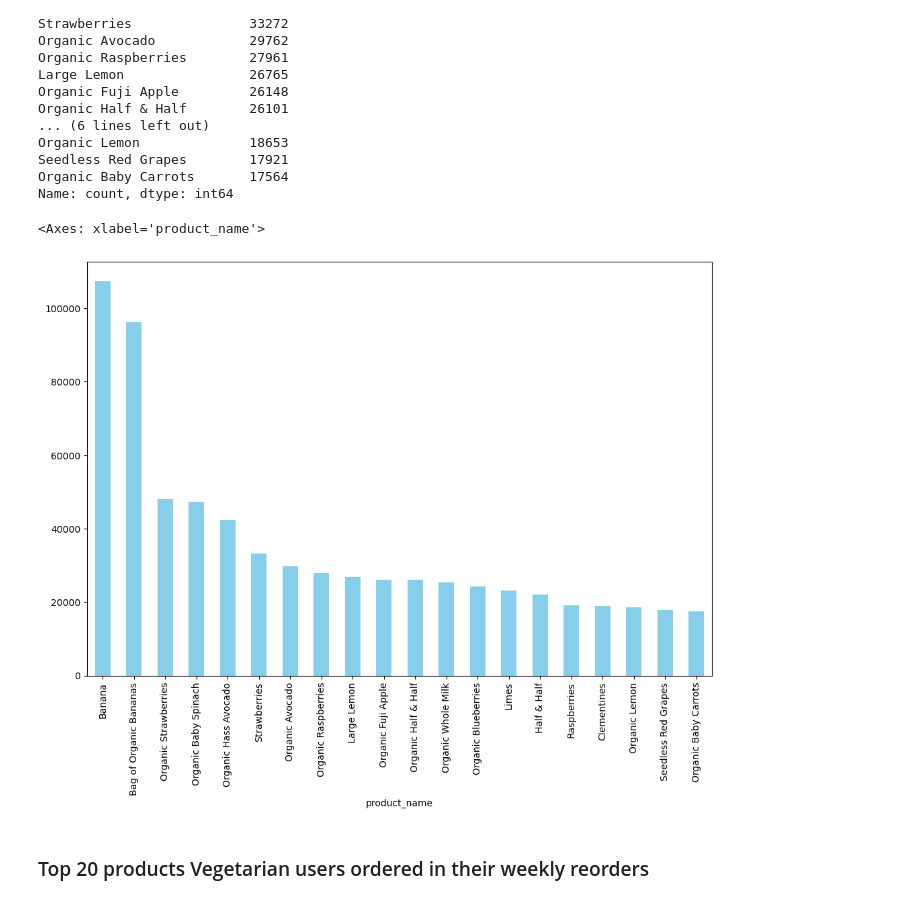
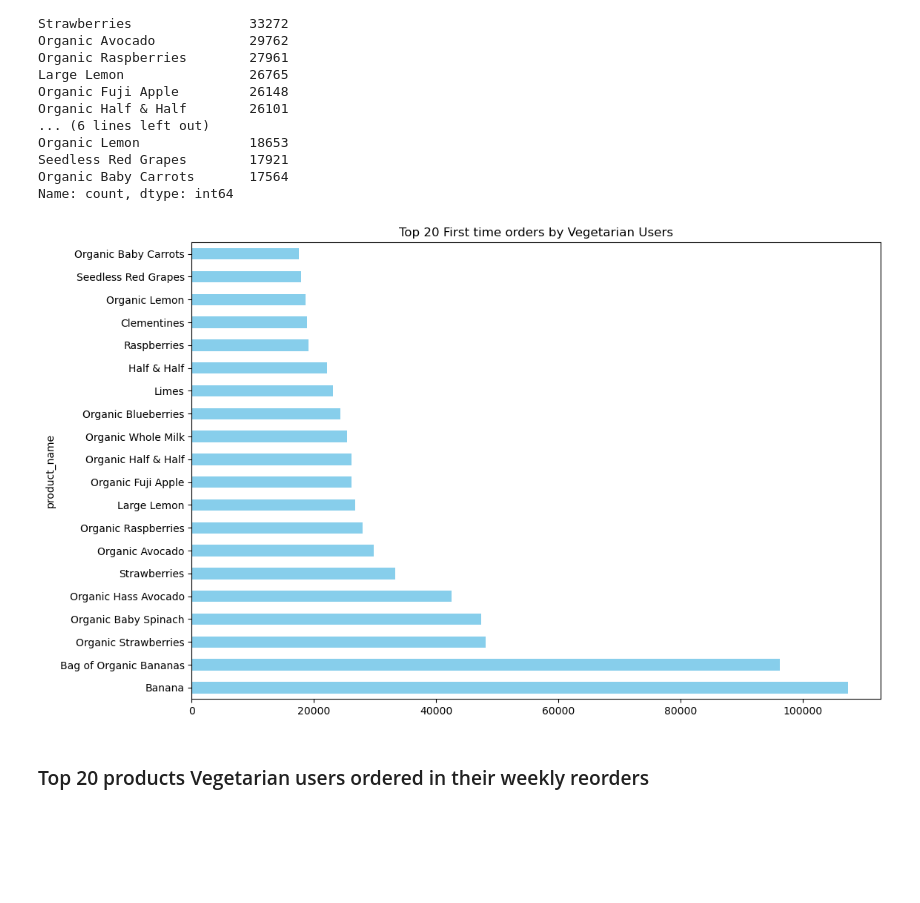
Before and after one commit to musairshad/Instacart-user-analysis, a Jupyter notebook: Instacart Basket Analysis .ipynb, the cells around one changed output. Cells and saved outputs as stored; diff of their text form; code cells hidden in the pictures; blank space fills up the shorter version.

```diff
--- a/Instacart Basket Analysis 03.ipynb
+++ b/Instacart Basket Analysis .ipynb
@@ -326,3 +298,0 @@ Name: count, dtype: int64
-# %%
-# Filling null values with 0
-food_related_orders_df.fillna(0, inplace = True)
@@ -329,3 +324,5 @@ food_related_orders_df.fillna(0, inplace = True)
+# %%
+food_related_orders_df.dropna(subset=['days_since_prior_order'], inplace=True)
 # %%
 food_related_orders_df.isnull().sum()
 # %% [output]
@@ -678,10 +679,11 @@ Seedless Red Grapes        17921
 Organic Baby Carrots       17564
 Name: count, dtype: int64
 # %%
-only_vegetarian_df['product_name'].value_counts().sort_values(ascending=False).head(20).plot(kind='bar', figsize=(12,8), color='skyblue')
+only_vegetarian_df['product_name'].value_counts().sort_values(ascending=False).head(20).plot(kind='barh', figsize=(12,8), color='skyblue')
+plt.title('Top 20 First time orders by Vegetarian Users')
+plt.show()
 # %% [output]
-<Axes: xlabel='product_name'>
-[figure, old version]
+[figure, new version]
 # %% [markdown]
 ### Top 20 products Vegetarian users ordered in their weekly reorders
 # %%
```
Also changed, not shown: parts of 12 cells of this notebook, 17 other files.
